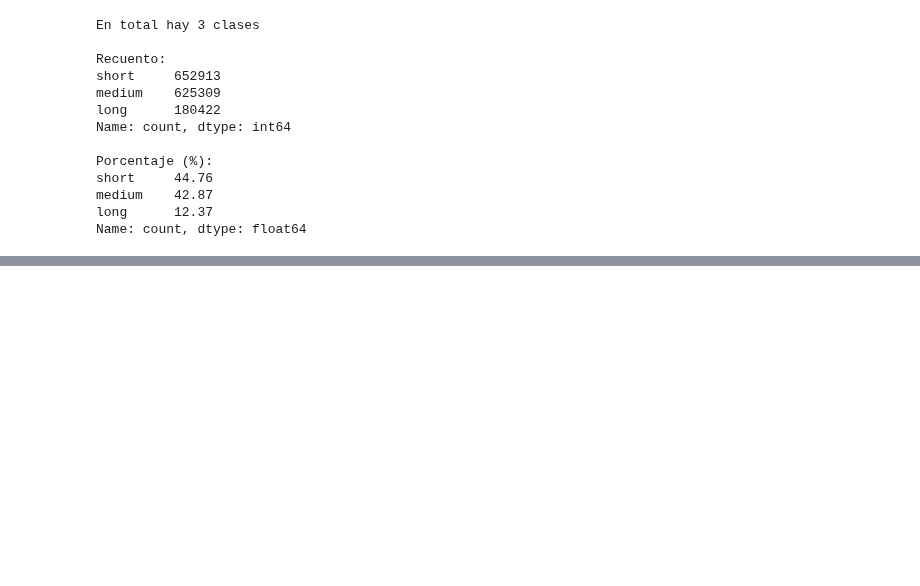
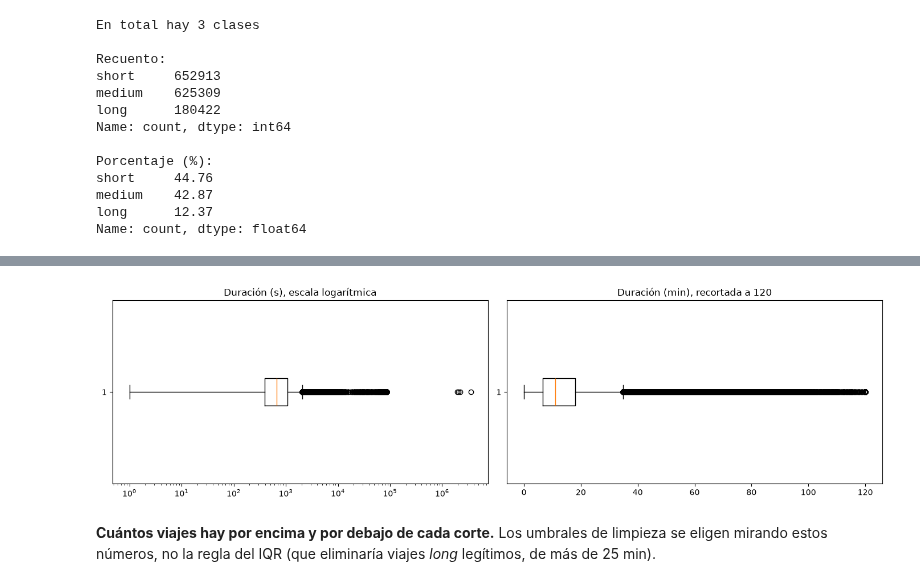
Before and after one commit to Diesanz/ml-classifiers-workspace, a Jupyter notebook: Scripts/exploracion-datos.ipynb, the cells around one changed output, grey strips where cells are left out. Cells and saved outputs as stored; diff of their text form; code cells hidden in the pictures; blank space fills up the shorter version.

```diff
--- a/Scripts/exploracion-datos.ipynb
+++ b/Scripts/exploracion-datos.ipynb
@@ -130,0 +328,22 @@ Aquí se detectan los problemas que habrá que tratar en la limpieza.
+# %%
+
+fig, axes = plt.subplots(1, 2, figsize=(14, 4))
+
+# Escala logarítmica: se ven todos los datos, incluidos los extremos
+axes[0].boxplot(df["trip_duration"], vert=False)
+axes[0].set_xscale("log")
+axes[0].set_title("Duración (s), escala logarítmica")
+
+# Recortado a 2 h: se ve bien la zona normal
+axes[1].boxplot((df["trip_duration"] / 60).clip(upper=120), vert=False)
+axes[1].set_title("Duración (min), recortada a 120")
+
+plt.tight_layout()
+plt.savefig("boxplot_duracion.png", dpi=150)
+plt.show()
+# %% [output]
+[figure, added]
+# %% [markdown]
+**Cuántos viajes hay por encima y por debajo de cada corte.**
+Los umbrales de limpieza se eligen mirando estos números, no la regla del IQR
+(que eliminaría viajes *long* legítimos, de más de 25 min).
```
Also changed, not shown: parts of 32 cells of this notebook, 3 other files.
